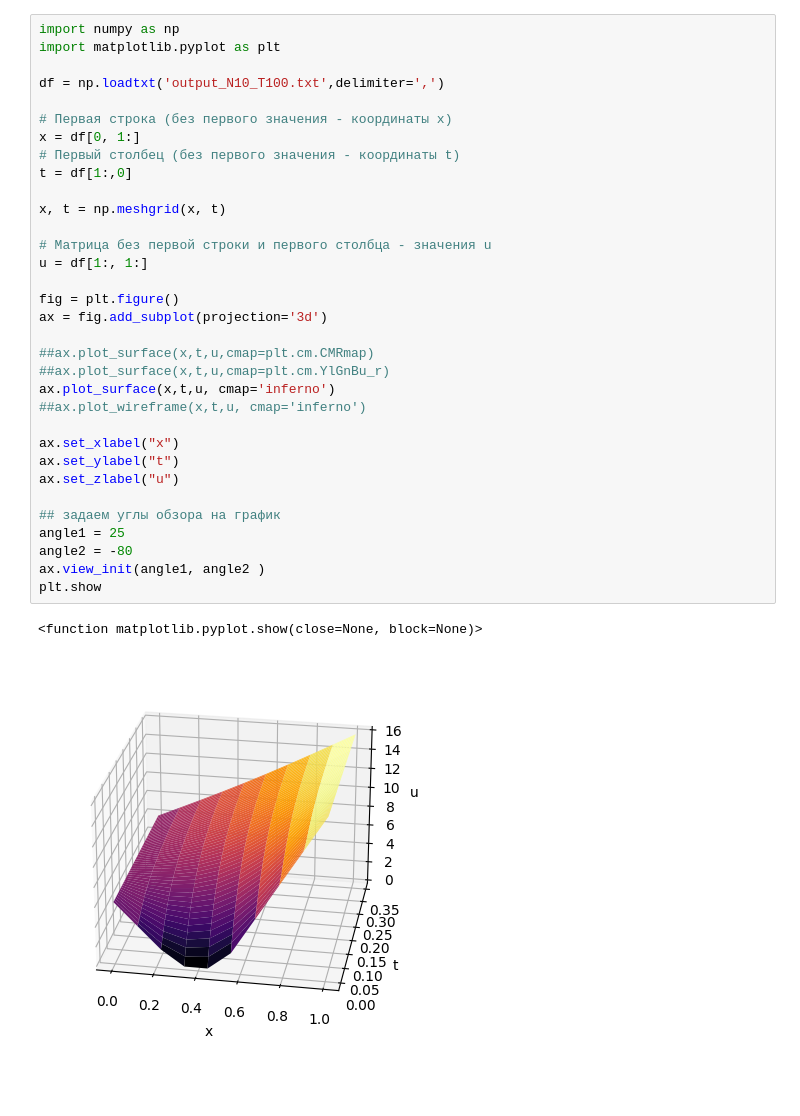
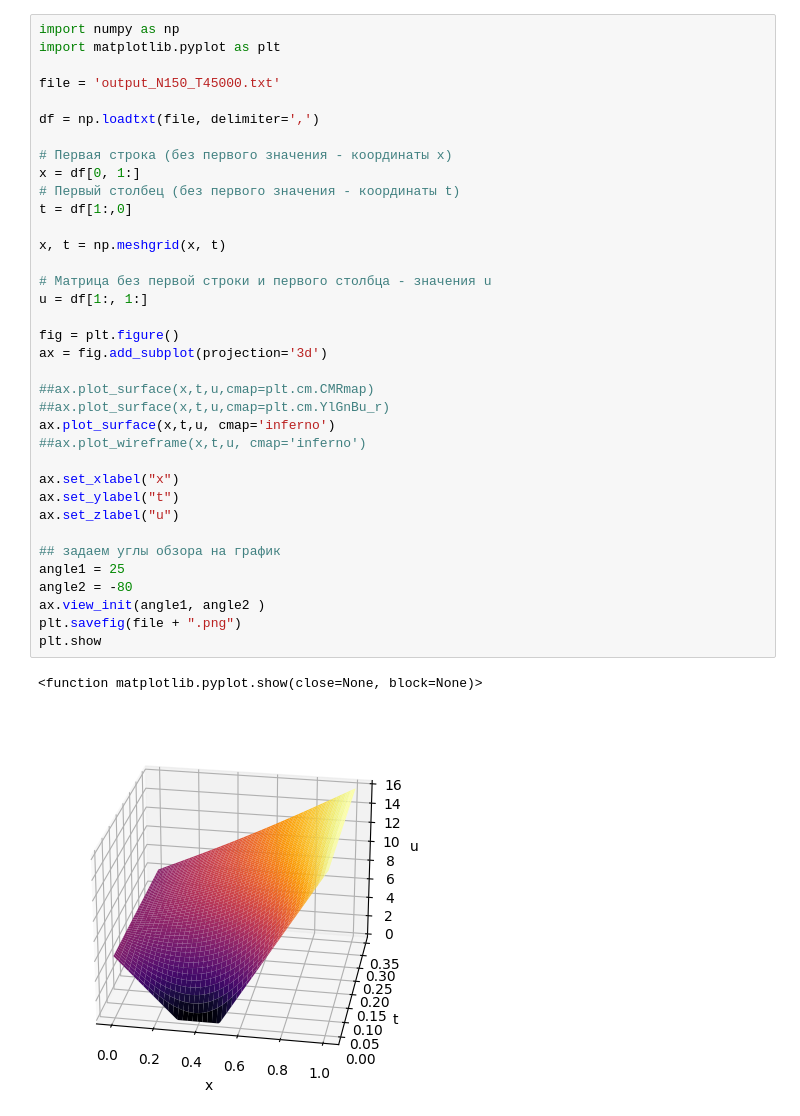
Before and after one commit to Krearden/ParallelProgramming, a Jupyter notebook: LR3/LR3_Parallel/LR3_Parallel/SurfaceGC.ipynb, the cells around one changed output. Drawn from its saved outputs; the diff is of its cells as text; blank space fills up the shorter version.

```diff
--- a/LR3/LR3_Parallel/LR3_Parallel/SurfaceGC.ipynb
+++ b/LR3/LR3_Parallel/LR3_Parallel/SurfaceGC.ipynb
@@ -2,35 +2,38 @@
 import numpy as np
 import matplotlib.pyplot as plt
 
-df = np.loadtxt('output_N10_T100.txt',delimiter=',')
+file = 'output_N150_T45000.txt'
+
+df = np.loadtxt(file, delimiter=',')
 
 # Первая строка (без первого значения - координаты x)
 x = df[0, 1:]
 # Первый столбец (без первого значения - координаты t)
 t = df[1:,0]
 
 x, t = np.meshgrid(x, t)
 
 # Матрица без первой строки и первого столбца - значения u
 u = df[1:, 1:]
 
 fig = plt.figure()
 ax = fig.add_subplot(projection='3d')
 
 ##ax.plot_surface(x,t,u,cmap=plt.cm.CMRmap)
 ##ax.plot_surface(x,t,u,cmap=plt.cm.YlGnBu_r)
 ax.plot_surface(x,t,u, cmap='inferno')
 ##ax.plot_wireframe(x,t,u, cmap='inferno')
 
 ax.set_xlabel("х")
 ax.set_ylabel("t")
 ax.set_zlabel("u")
 
 ## задаем углы обзора на график
 angle1 = 25
 angle2 = -80
 ax.view_init(angle1, angle2 )
+plt.savefig(file + ".png")
 plt.show
 # %% [output]
 <function matplotlib.pyplot.show(close=None, block=None)>
-[figure, old version]
+[figure, new version]
```
Also changed, not shown: 33 other files.
